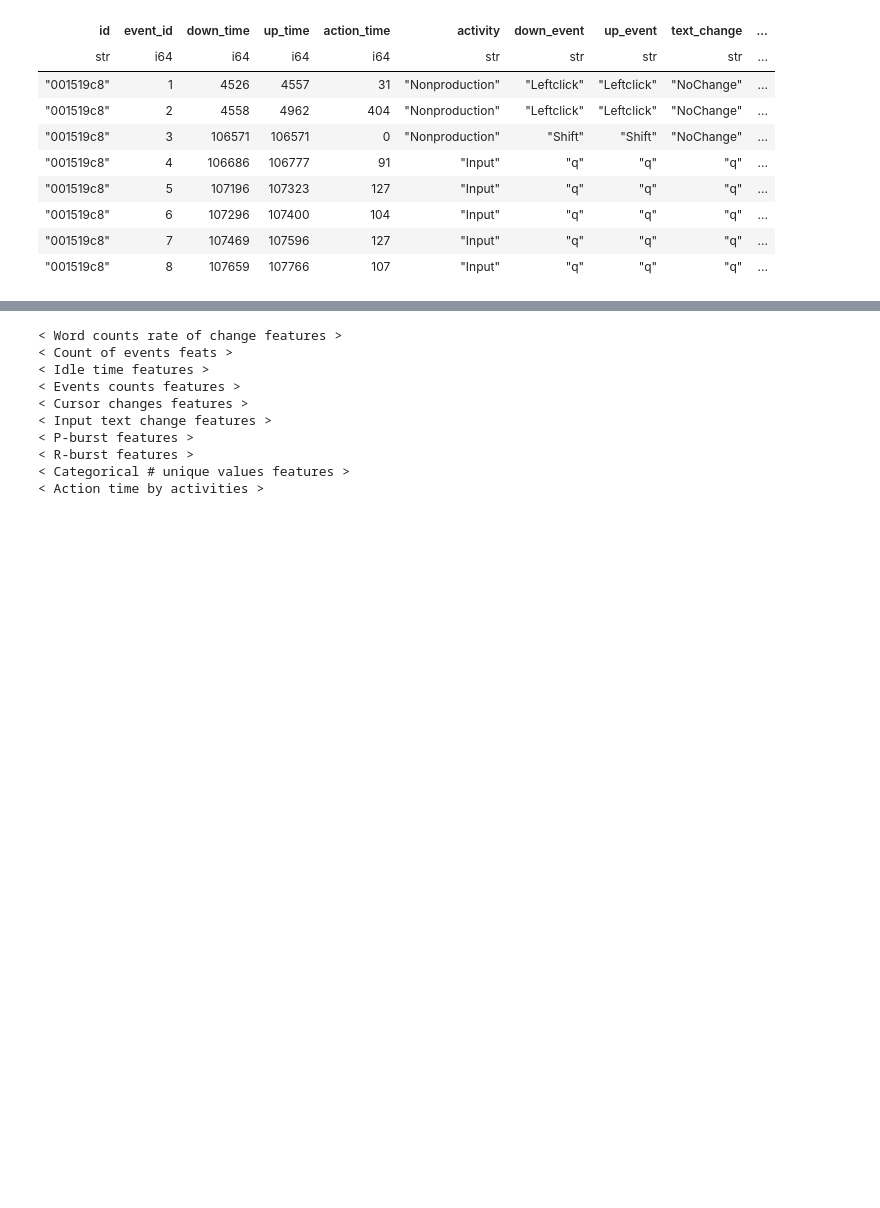
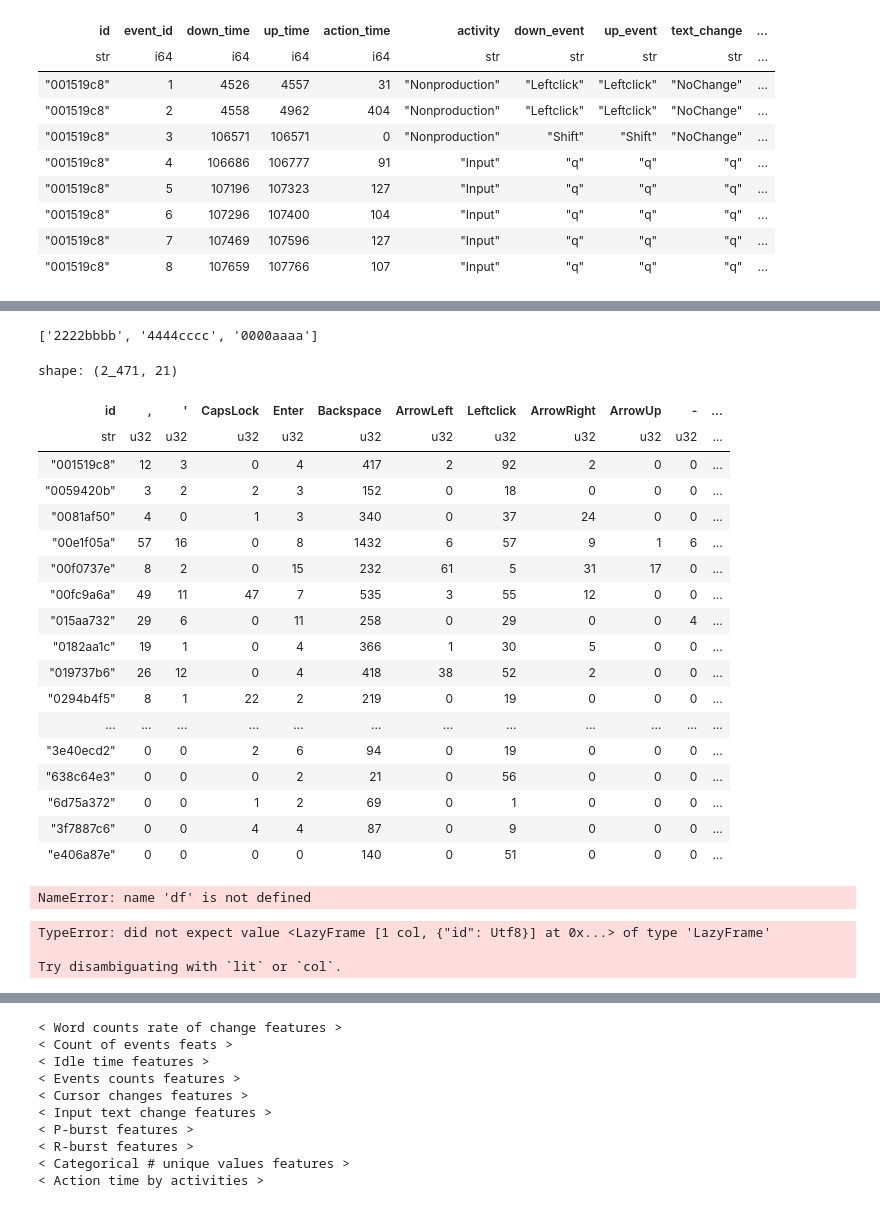
Before and after one commit to uallende/linking_writing_quality, a Jupyter notebook: SPF_full_submission.ipynb, the cells around one changed output, grey strips where cells are left out. Saved outputs shown, nothing was run; the diff lists cells and outputs as text; code cells hidden in the pictures; blank space fills up the shorter version.

Commit message:
create features tests

```diff
--- a/SPF_full_submission.ipynb
+++ b/SPF_full_submission.ipynb
@@ -42,0 +73,59 @@ shape: (8, 11)
+# %%
+ts_ids
+# %% [output]
+['2222bbbb', '4444cccc', '0000aaaa']
+# %%
+logs = pl.concat([train_logs, test_logs], how = 'vertical')
+events = (logs
+        .group_by(['down_event'])
+        .agg(pl.count())
+        .sort('count', descending=True)
+        .head(20).collect()
+        .select('down_event')
+        .to_series().to_list())
+
+tr_ids = train_logs.select(pl.col('id')).unique().collect().to_series().to_list()
+ts_ids = test_logs.select(pl.col('id')).unique().collect().to_series().to_list()
+
+data = logs.clone()
+event_stats = (data
+                .filter(pl.col('down_event').is_in(events))
+                .group_by(['id', 'down_event'])
+                .agg(pl.count()).collect()
+                .pivot(values='count', index='id', columns='down_event')
+                ).fill_null(0).lazy()
+
+tr_feats = event_stats.filter(pl.col('id').is_in(tr_ids))
+ts_feats = event_stats.filter(pl.col('id').is_in(ts_ids))
+# %%
+tr_feats.collect()
+# %% [output]
+shape: (2_471, 21)
+| id | , | ' | CapsLock | Enter | Backspace | ArrowLeft | Leftclick | ArrowRight | ArrowUp | - | ... |
+| str | u32 | u32 | u32 | u32 | u32 | u32 | u32 | u32 | u32 | u32 | ... |
+| "001519c8" | 12 | 3 | 0 | 4 | 417 | 2 | 92 | 2 | 0 | 0 | ... |
+| "0059420b" | 3 | 2 | 2 | 3 | 152 | 0 | 18 | 0 | 0 | 0 | ... |
+| "0081af50" | 4 | 0 | 1 | 3 | 340 | 0 | 37 | 24 | 0 | 0 | ... |
+| "00e1f05a" | 57 | 16 | 0 | 8 | 1432 | 6 | 57 | 9 | 1 | 6 | ... |
+| "00f0737e" | 8 | 2 | 0 | 15 | 232 | 61 | 5 | 31 | 17 | 0 | ... |
+| "00fc9a6a" | 49 | 11 | 47 | 7 | 535 | 3 | 55 | 12 | 0 | 0 | ... |
+| "015aa732" | 29 | 6 | 0 | 11 | 258 | 0 | 29 | 0 | 0 | 4 | ... |
+| "0182aa1c" | 19 | 1 | 0 | 4 | 366 | 1 | 30 | 5 | 0 | 0 | ... |
+| "019737b6" | 26 | 12 | 0 | 4 | 418 | 38 | 52 | 2 | 0 | 0 | ... |
+| "0294b4f5" | 8 | 1 | 22 | 2 | 219 | 0 | 19 | 0 | 0 | 0 | ... |
+| ... | ... | ... | ... | ... | ... | ... | ... | ... | ... | ... | ... |
+| "3e40ecd2" | 0 | 0 | 2 | 6 | 94 | 0 | 19 | 0 | 0 | 0 | ... |
+| "638c64e3" | 0 | 0 | 0 | 2 | 21 | 0 | 56 | 0 | 0 | 0 | ... |
+| "6d75a372" | 0 | 0 | 1 | 2 | 69 | 0 | 1 | 0 | 0 | 0 | ... |
+| "3f7887c6" | 0 | 0 | 4 | 4 | 87 | 0 | 9 | 0 | 0 | 0 | ... |
+| "e406a87e" | 0 | 0 | 0 | 0 | 140 | 0 | 51 | 0 | 0 | 0 | ... |
+# %%
+df.with_columns(contains=pl.col("optional_members").is_in("sets"))
+# %% [output]
+NameError: name 'df' is not defined
+# %%
+event_stats.with_columns(contains=pl.col('id').is_in(tr_ids))
+# %% [output]
+TypeError: did not expect value <LazyFrame [1 col, {"id": Utf8}] at 0x...> of type 'LazyFrame'
+
+Try disambiguating with `lit` or `col`.
```
Also changed, not shown: parts of 6 cells of this notebook, 2 other files.
